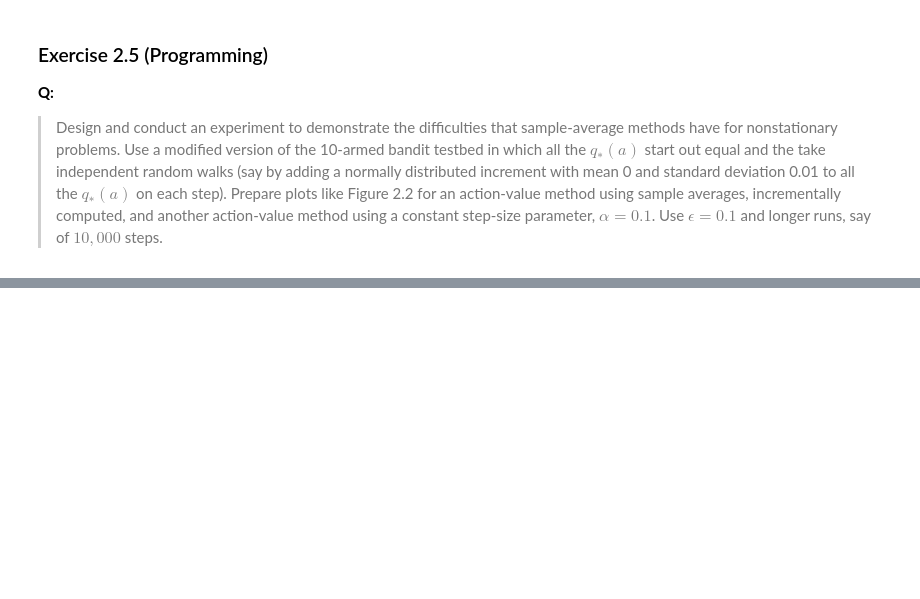
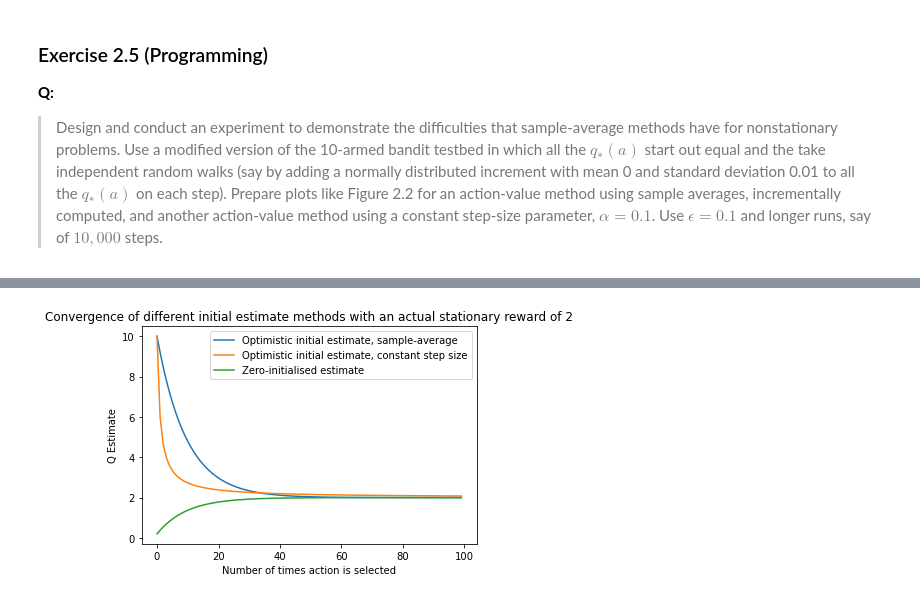
Before and after one commit to gabewilliam/Sutton-Barto_RL_Solutions, a Jupyter notebook: Ch2.ipynb, the cells around one changed output, grey strips where cells are left out. Cells and saved outputs as stored; diff of their text form; code cells hidden in the pictures; blank space fills up the shorter version.

```diff
--- a/Ch2.ipynb
+++ b/Ch2.ipynb
@@ -82,0 +180,30 @@ class TestBed:
+# %%
+R = 2
+
+# Optimistic initial value w/ sample average
+Q_oiv = np.zeros(100)
+Q_oiv[0] = 10
+for i in range(1,100):
+    Q_oiv[i] = Q_oiv[i-1] + 0.1 * (R - Q_oiv[i-1])
+
+# Optimistic initial value w/ constant step size
+Q_css = np.zeros(100)
+Q_css[0] = 10 # Optimistic initial value
+for i in range(1,100):
+    Q_css[i] = Q_css[i-1] + (R - Q_css[i-1])/(i+1)
+
+# Zero initial value
+Q_ziv = np.zeros(100) # Zero initial value
+for i in range(0,100):
+    Q_ziv[i] = Q_ziv[i-1] + 0.1 * (R - Q_ziv[i-1])
+
+plt.plot(Q_oiv,label='Optimistic initial estimate, sample-average')
+plt.plot(Q_css,label='Optimistic initial estimate, constant step size')
+plt.plot(Q_ziv,label='Zero-initialised estimate')
+plt.xlabel('Number of times action is selected')
+plt.ylabel('Q Estimate')
+plt.title('Convergence of different initial estimate methods with an actual stationary reward of 2')
+plt.legend()
+plt.show()
+# %% [output]
+[figure, added]
```
Also changed, not shown: parts of 6 cells of this notebook.
